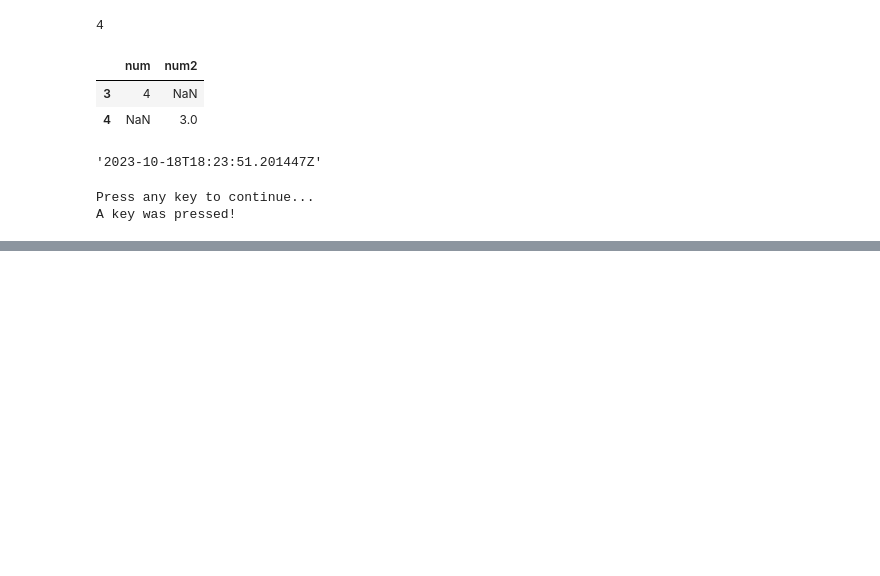
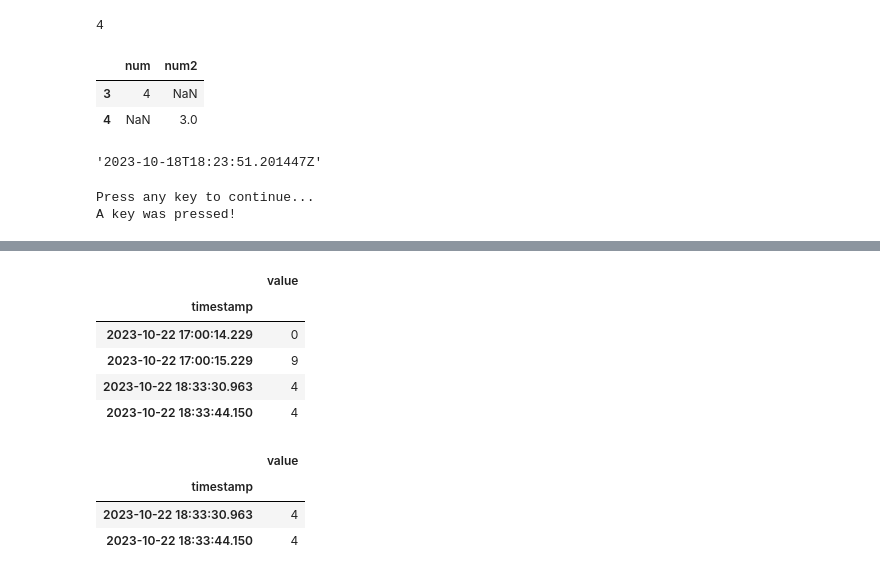
Before and after one commit to vamsi10010/iiot-data-labelling, a Jupyter notebook: script_testing.ipynb, the cells around one changed output, grey strips where cells are left out. Cells and saved outputs as stored; diff of their text form; code cells hidden in the pictures; blank space fills up the shorter version.

```diff
--- a/script_testing.ipynb
+++ b/script_testing.ipynb
@@ -132,0 +173,17 @@ A key was pressed!
+# %%
+temp.sort_index(inplace=True)
+temp
+# %% [output]
+|  | value |
+| timestamp |  |
+| 2023-10-22 17:00:14.229 | 0 |
+| 2023-10-22 17:00:15.229 | 9 |
+| 2023-10-22 18:33:30.963 | 4 |
+| 2023-10-22 18:33:44.150 | 4 |
+# %%
+temp.loc[pd.to_datetime('2023-10-22T17:00:16.229000000'): ]
+# %% [output]
+|  | value |
+| timestamp |  |
+| 2023-10-22 18:33:30.963 | 4 |
+| 2023-10-22 18:33:44.150 | 4 |
```
Also changed, not shown: parts of 21 cells of this notebook, 1 other file.
